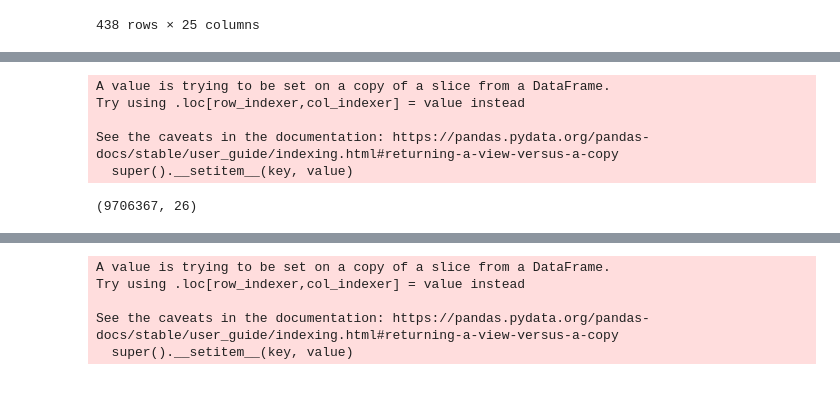
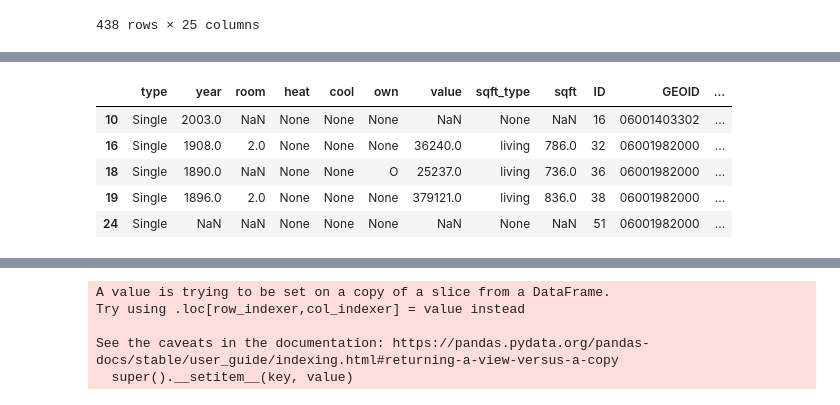
Before and after one commit to sofiiir/building-unit-regression, a Jupyter notebook: regression_by_utility/streamlined_unit_regression_pge.ipynb, the cells around one changed output, grey strips where cells are left out. Drawn from its saved outputs; the diff is of its cells as text; code cells hidden in the pictures.

```diff
--- a/regression_by_utility/streamlined_unit_regression_pge.ipynb
+++ b/regression_by_utility/streamlined_unit_regression_pge.ipynb
@@ -372,25 +397,9 @@ See the caveats in the documentation: https://pandas.pydata.org/pandas-docs/stab
 # %%
-# select the condo data
-zillow_condos = zillow[(zillow['code'] == "RR106") & (zillow['code'] != 'Single' )]
-
-# change all condo_zillow to unit = 1
-zillow_condos['total_unit'] = 1
-
-# drop the unit column
-zillow_condos = zillow_condos.drop(['unit'], axis = 1)
-
-assert zillow_condos.crs == multi_single_zillow.crs
-
-## FINAL CONCAT OF THE MULTI/SINGLE HOMES WITH CONDOS
-# create the complete dataframe
-complete_zillow = pd.concat([multi_single_zillow, zillow_condos], axis = 0)
+single_condo_zillow.head()
 # %% [output]
-A value is trying to be set on a copy of a slice from a DataFrame.
-Try using .loc[row_indexer,col_indexer] = value instead
-
-See the caveats in the documentation: https://pandas.pydata.org/pandas-docs/stable/user_guide/indexing.html#returning-a-view-versus-a-copy
-  super().__setitem__(key, value)
+|  | type | year | room | heat | cool | own | value | sqft_type | sqft | ID | GEOID | ... |
+| 10 | Single | 2003.0 | NaN | None | None | None | NaN | None | NaN | 16 | 06001403302 | ... |
+| 16 | Single | 1908.0 | 2.0 | None | None | None | 36240.0 | living | 786.0 | 32 | 06001982000 | ... |
+| 18 | Single | 1890.0 | NaN | None | None | O | 25237.0 | living | 736.0 | 36 | 06001982000 | ... |
+| 19 | Single | 1896.0 | 2.0 | None | None | None | 379121.0 | living | 836.0 | 38 | 06001982000 | ... |
+| 24 | Single | NaN | NaN | None | None | None | NaN | None | NaN | 51 | 06001982000 | ... |
-# %%
-complete_zillow.shape
-# %% [output]
-(9706367, 26)
```
Also changed, not shown: parts of 11 cells of this notebook.
